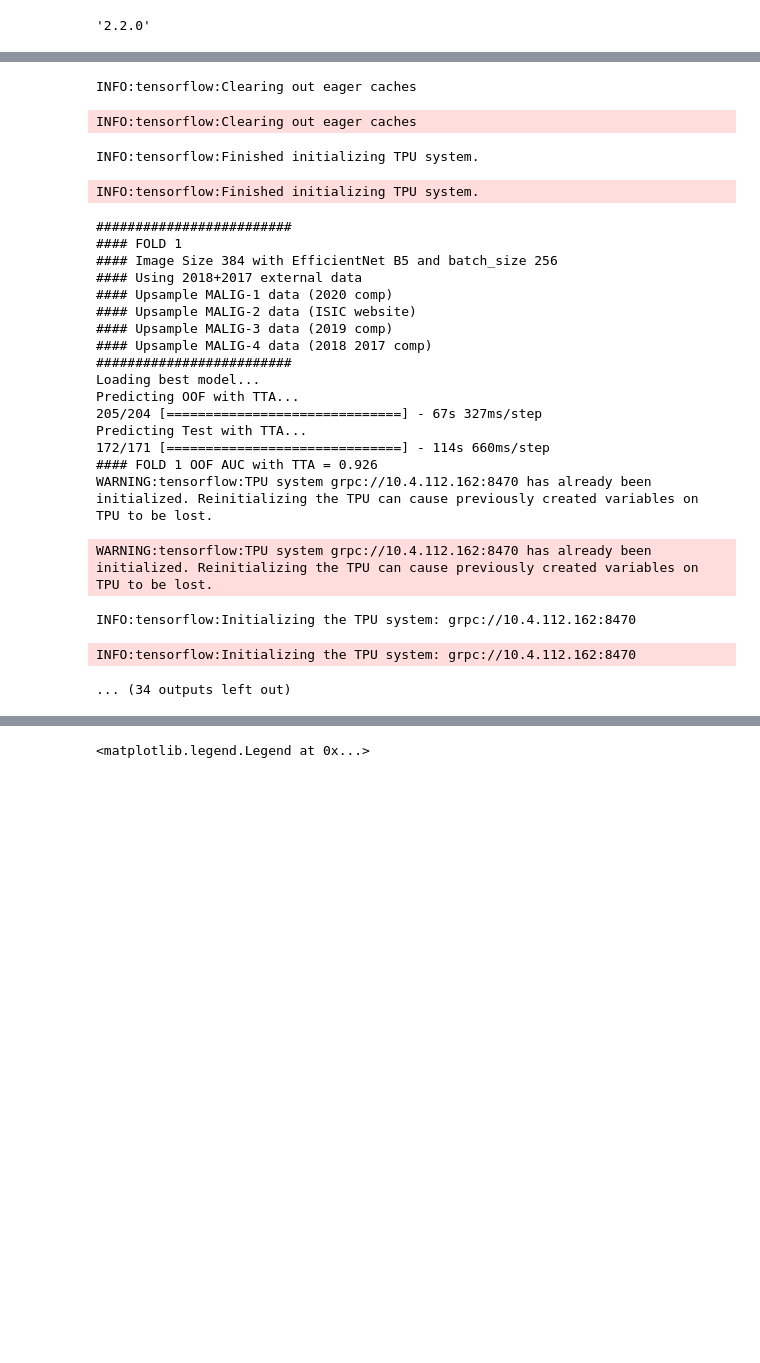
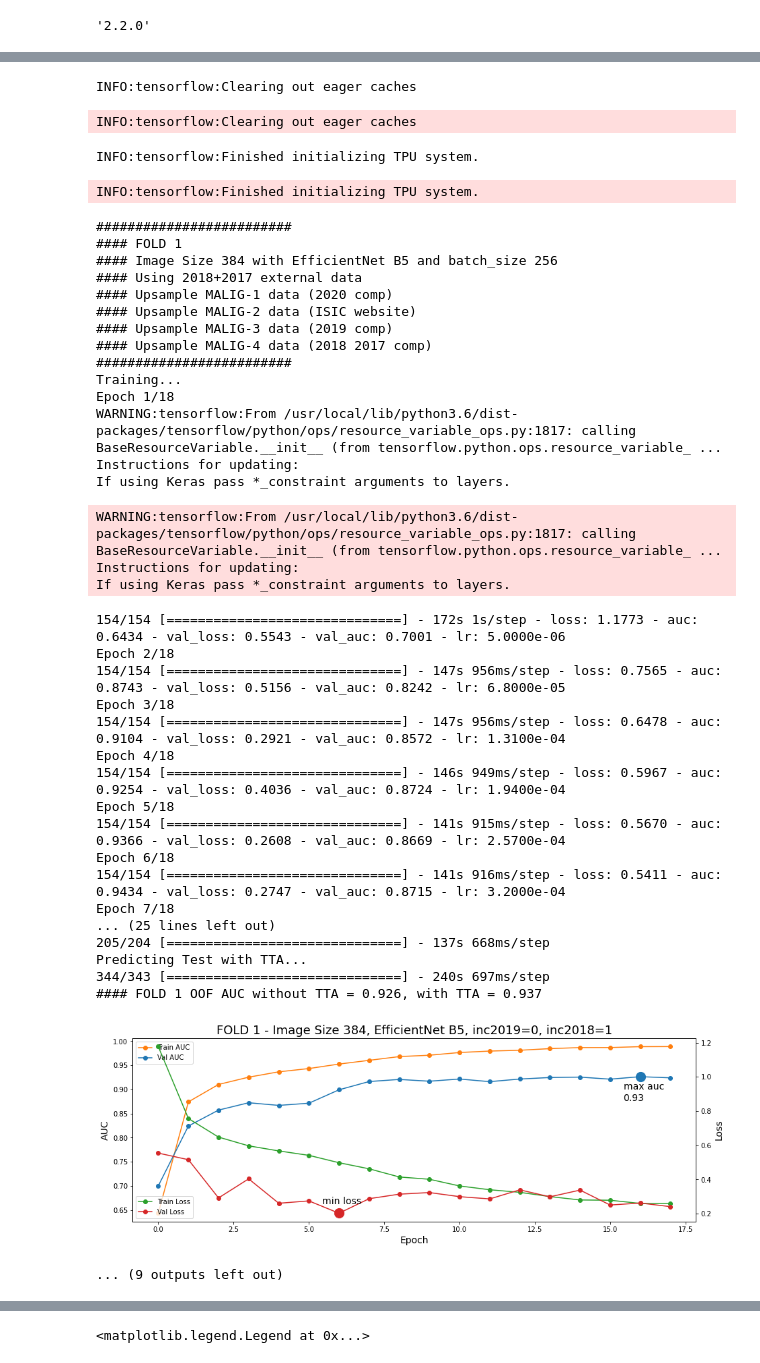
Before and after one commit to ywenlu/colab, a Jupyter notebook: Yang_02.ipynb, the cells around one changed output, grey strips where cells are left out. Drawn from its saved outputs; the diff is of its cells as text; code cells hidden in the pictures; blank space fills up the shorter version.

```diff
--- a/Yang_02.ipynb
+++ b/Yang_02.ipynb
@@ -80,7 +80,7 @@ GCS_PATH3_1024 = "gs://kds-d284f181c7472f4d3ca007bcb2e67824aa5a3a2a588d7a878bc30
 fs = gcsfs.GCSFileSystem(project='siic')
 # %%
 output_path = '/content/drive/My Drive/kaggle/SIIM_ISIC/outputs'
-version_name = 'b5_00_yang'
+version_name = 'b5_01_shadegrey'
 checkpoint = '/content/drive/My Drive/kaggle/SIIM_ISIC/weights/'+version_name
 
 import os
@@ -125,7 +125,7 @@ TTA = 16
 base_lr = 1e-4
 stop_patience = 5
 scheduler_patience = 2
-skip_folds = [0,1,2]#[0,1,2,3,4]
+skip_folds = []#[0,1,2,3,4]
 # %%
 if DEVICE == "TPU":
     print("connecting to TPU...")
@@ -334,7 +334,7 @@ def shade_of_gray_cc(img, power=6, gamma=None):
 
     return img.astype(img_dtype)
 # %%
-def simple_shade_of_grey_cvt(img):
+def simple_shade_of_grey_cvt(img,power=6):
     img =tf.dtypes.cast(img, tf.float32)
     img_power = tf.pow(img, power)
     rgb_vec = tf.pow(tf.reduce_mean(img_power, (0,1)), 1/power)
@@ -688,8 +688,8 @@ for fold,(idxT,idxV) in enumerate(skf.split(np.arange(15))):
         history = model.fit(
             get_dataset(files_train, augment=True, shuffle=True, repeat=True,val=False,
                     dim=IMG_SIZES[fold], batch_size = BATCH_SIZES[fold]),
-            epochs=EPOCHS[fold], callbacks = [sv,get_lr_callback(BATCH_SIZES[fold])] #[ReloadBest(model,fold)]
-            steps_per_epoch=count_data_items(files_train)/BATCH_SIZES[fold]//REPLICAS,
+            epochs=EPOCHS[fold], callbacks = [sv,get_lr_callback(BATCH_SIZES[fold])], #[ReloadBest(model,fold)]
+            steps_per_epoch = count_data_items(files_train)/BATCH_SIZES[fold]//REPLICAS,
             validation_data=get_dataset(files_valid,augment=False,shuffle=False,
                     repeat=False,dim=IMG_SIZES[fold]), class_weight = {0:1,1:2},
             verbose=VERBOSE
@@ -801,27 +801,43 @@ INFO:tensorflow:Initializing the TPU system: grpc://10.4.112.162:8470
 INFO:tensorflow:Clearing out eager caches
 INFO:tensorflow:Clearing out eager caches
 INFO:tensorflow:Finished initializing TPU system.
 INFO:tensorflow:Finished initializing TPU system.
 #########################
 #### FOLD 1
 #### Image Size 384 with EfficientNet B5 and batch_size 256
 #### Using 2018+2017 external data
 #### Upsample MALIG-1 data (2020 comp)
 #### Upsample MALIG-2 data (ISIC website)
 #### Upsample MALIG-3 data (2019 comp)
 #### Upsample MALIG-4 data (2018 2017 comp)
 #########################
-Loading best model...
-Predicting OOF with TTA...
-205/204 [==============================] - 67s 327ms/step
-Predicting Test with TTA...
-172/171 [==============================] - 114s 660ms/step
-#### FOLD 1 OOF AUC with TTA = 0.926
-WARNING:tensorflow:TPU system grpc://10.4.112.162:8470 has already been initialized. Reinitializing the TPU can cause previously created variables on TPU to be lost.
+Training...
+Epoch 1/18
+WARNING:tensorflow:From /usr/local/lib/python3.6/dist-packages/tensorflow/python/ops/resource_variable_ops.py:1817: calling BaseResourceVariable.__init__ (from tensorflow.python.ops.resource_variable_ ...
+Instructions for updating:
+If using Keras pass *_constraint arguments to layers.
-WARNING:tensorflow:TPU system grpc://10.4.112.162:8470 has already been initialized. Reinitializing the TPU can cause previously created variables on TPU to be lost.
+WARNING:tensorflow:From /usr/local/lib/python3.6/dist-packages/tensorflow/python/ops/resource_variable_ops.py:1817: calling BaseResourceVariable.__init__ (from tensorflow.python.ops.resource_variable_ ...
+Instructions for updating:
+If using Keras pass *_constraint arguments to layers.
-INFO:tensorflow:Initializing the TPU system: grpc://10.4.112.162:8470
+154/154 [==============================] - 172s 1s/step - loss: 1.1773 - auc: 0.6434 - val_loss: 0.5543 - val_auc: 0.7001 - lr: 5.0000e-06
+Epoch 2/18
+154/154 [==============================] - 147s 956ms/step - loss: 0.7565 - auc: 0.8743 - val_loss: 0.5156 - val_auc: 0.8242 - lr: 6.8000e-05
+Epoch 3/18
+154/154 [==============================] - 147s 956ms/step - loss: 0.6478 - auc: 0.9104 - val_loss: 0.2921 - val_auc: 0.8572 - lr: 1.3100e-04
+Epoch 4/18
+154/154 [==============================] - 146s 949ms/step - loss: 0.5967 - auc: 0.9254 - val_loss: 0.4036 - val_auc: 0.8724 - lr: 1.9400e-04
+Epoch 5/18
+154/154 [==============================] - 141s 915ms/step - loss: 0.5670 - auc: 0.9366 - val_loss: 0.2608 - val_auc: 0.8669 - lr: 2.5700e-04
+Epoch 6/18
+154/154 [==============================] - 141s 916ms/step - loss: 0.5411 - auc: 0.9434 - val_loss: 0.2747 - val_auc: 0.8715 - lr: 3.2000e-04
+Epoch 7/18
+... (25 lines left out)
+205/204 [==============================] - 137s 668ms/step
+Predicting Test with TTA...
+344/343 [==============================] - 240s 697ms/step
+#### FOLD 1 OOF AUC without TTA = 0.926, with TTA = 0.937
+[figure, added]
-INFO:tensorflow:Initializing the TPU system: grpc://10.4.112.162:8470
+... (9 outputs left out)
-... (34 outputs left out)
 # %%
 # COMPUTE OVERALL OOF AUC
 oof = np.concatenate(oof_pred); true = np.concatenate(oof_tar);
```
Also changed, not shown: parts of 4 cells of this notebook.
